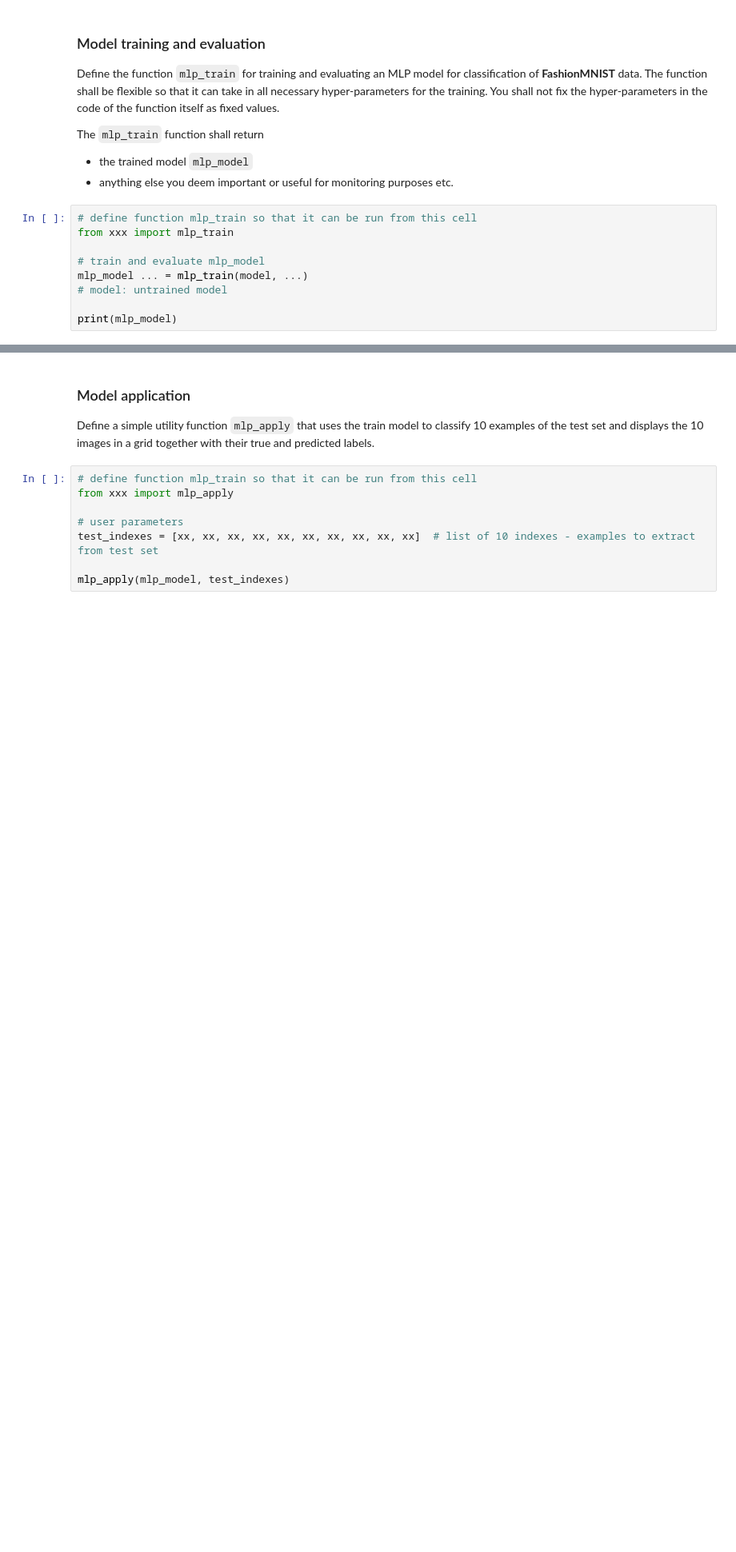
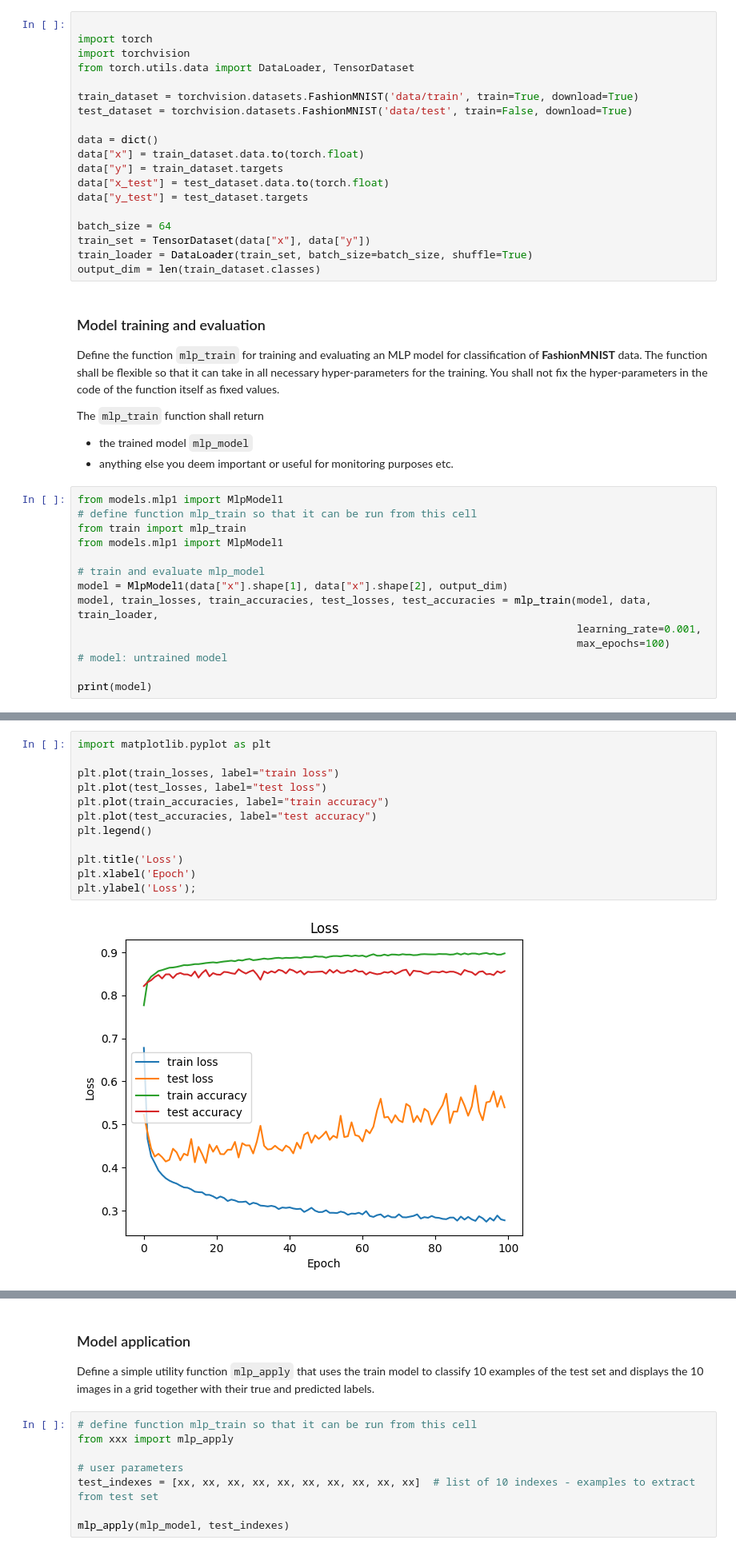
Before and after one commit to squivix/ann-assignment2, a Jupyter notebook: mlp.ipynb, the cells around one changed output, grey strips where cells are left out. Shown: that part at 80% size. Cells and saved outputs as stored; diff of their text form; blank space fills up the shorter version.

Commit message:
progress with mlp model

```diff
--- a/mlp.ipynb
+++ b/mlp.ipynb
@@ -18,3 +20,22 @@ You shall use this framework to train (at least) 3 feed-forward neural networks
+# %%
+
+import torch
+import torchvision
+from torch.utils.data import DataLoader, TensorDataset
+
+train_dataset = torchvision.datasets.FashionMNIST('data/train', train=True, download=True)
+test_dataset = torchvision.datasets.FashionMNIST('data/test', train=False, download=True)
+
+data = dict()
+data["x"] = train_dataset.data.to(torch.float)
+data["y"] = train_dataset.targets
+data["x_test"] = test_dataset.data.to(torch.float)
+data["y_test"] = test_dataset.targets
+
+batch_size = 64
+train_set = TensorDataset(data["x"], data["y"])
+train_loader = DataLoader(train_set, batch_size=batch_size, shuffle=True)
+output_dim = len(train_dataset.classes)
 # %% [markdown]
 ### Model training and evaluation
 
@@ -25,11 +46,16 @@ The `mlp_train` function shall return
 * the trained model `mlp_model`
 * anything else you deem important or useful for monitoring purposes etc.
 # %%
+from models.mlp1 import MlpModel1
 # define function mlp_train so that it can be run from this cell
-from xxx import mlp_train
+from train import mlp_train
+from models.mlp1 import MlpModel1
 
 # train and evaluate mlp_model
-mlp_model ... = mlp_train(model, ...)
+model = MlpModel1(data["x"].shape[1], data["x"].shape[2], output_dim)
+model, train_losses, train_accuracies, test_losses, test_accuracies = mlp_train(model, data, train_loader,
+                                                                                learning_rate=0.001,
+                                                                                max_epochs=100)
 # model: untrained model
 
-print(mlp_model)
+print(model)
@@ -35,0 +73,14 @@ print(mlp_model)
+# %%
+import matplotlib.pyplot as plt
+
+plt.plot(train_losses, label="train loss")
+plt.plot(test_losses, label="test loss")
+plt.plot(train_accuracies, label="train accuracy")
+plt.plot(test_accuracies, label="test accuracy")
+plt.legend()
+
+plt.title('Loss')
+plt.xlabel('Epoch')
+plt.ylabel('Loss');
+# %% [output]
+[figure, added]
```
Also changed, not shown: parts of 4 cells of this notebook, 5 other files.
